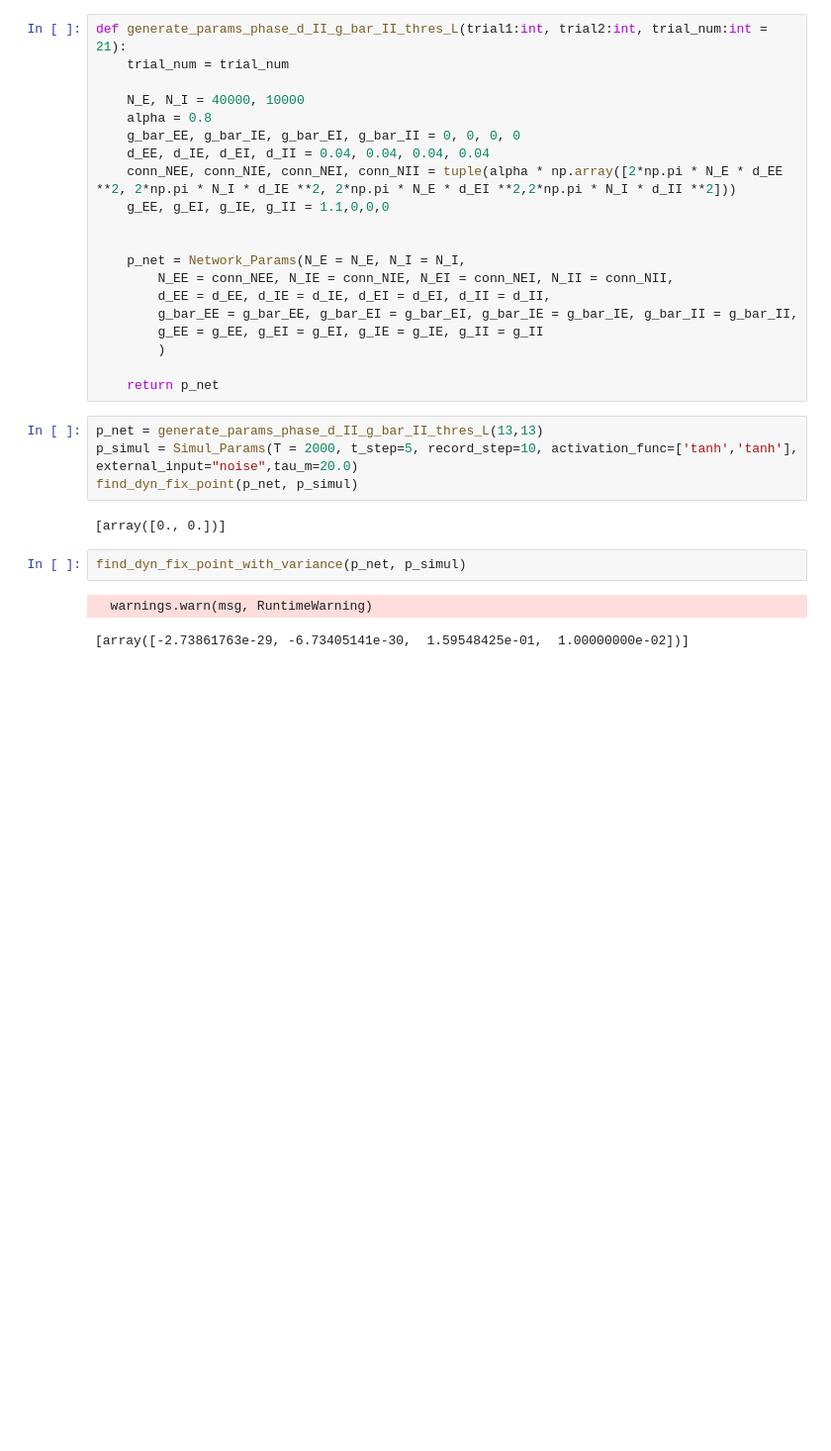
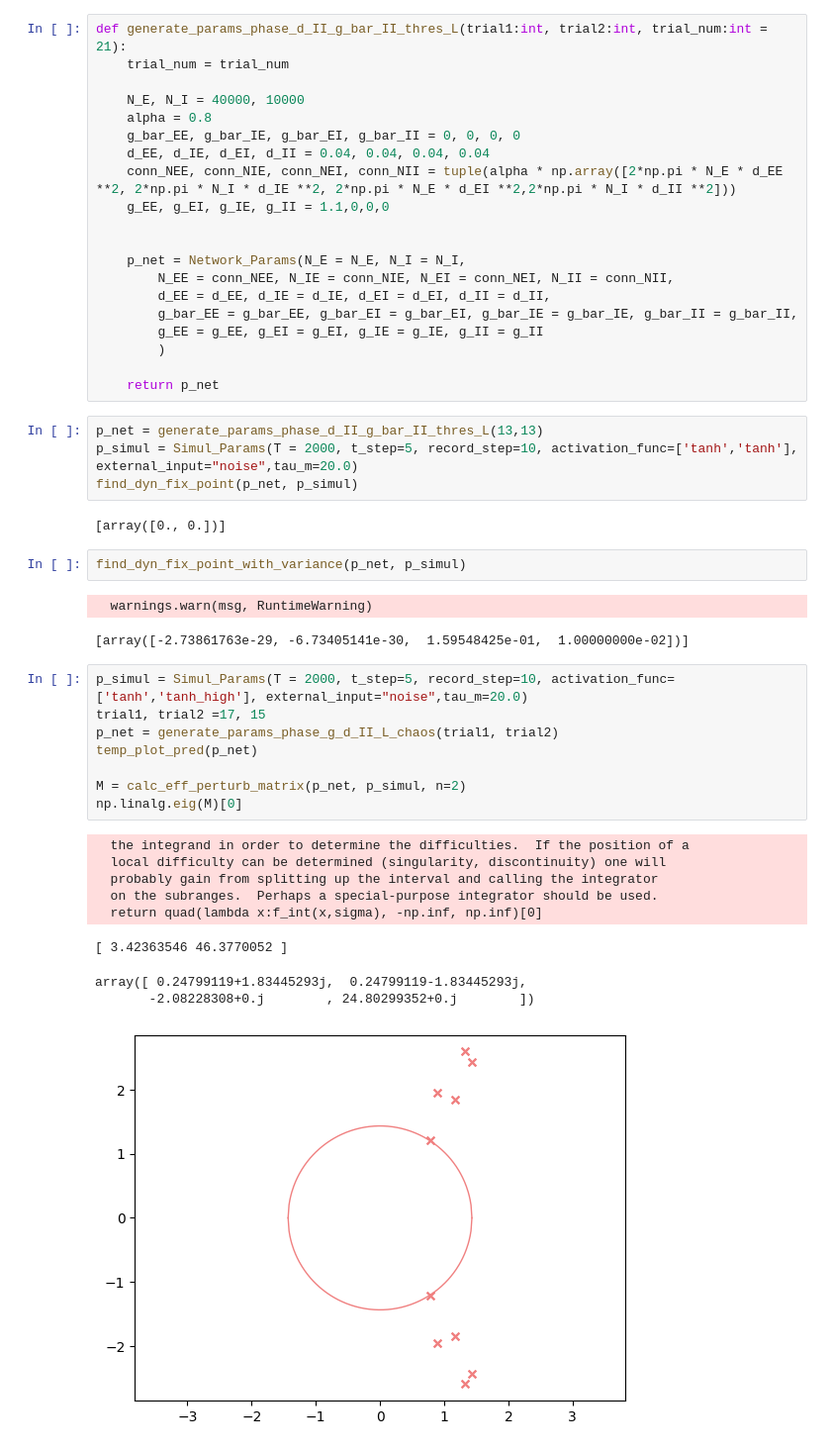
Before and after one commit to huang-yh20/spatial-linear-project, a Jupyter notebook: code/artfigs_NC/debug.ipynb, the cells around one changed output. Shown at 99% size. Drawn from its saved outputs; the diff is of its cells as text; blank space fills up the shorter version.

Commit message:
debug on chaos

```diff
--- a/code/artfigs_NC/debug.ipynb
+++ b/code/artfigs_NC/debug.ipynb
@@ -410,3 +410,21 @@ find_dyn_fix_point_with_variance(p_net, p_simul)
 # %% [output]
   warnings.warn(msg, RuntimeWarning)
 [array([-2.73861763e-29, -6.73405141e-30,  1.59548425e-01,  1.00000000e-02])]
+# %%
+p_simul = Simul_Params(T = 2000, t_step=5, record_step=10, activation_func=['tanh','tanh_high'], external_input="noise",tau_m=20.0)
+trial1, trial2 =17, 15
+p_net = generate_params_phase_g_d_II_L_chaos(trial1, trial2)
+temp_plot_pred(p_net)
+
+M = calc_eff_perturb_matrix(p_net, p_simul, n=2)
+np.linalg.eig(M)[0]
+# %% [output]
+  the integrand in order to determine the difficulties.  If the position of a
+  local difficulty can be determined (singularity, discontinuity) one will
+  probably gain from splitting up the interval and calling the integrator
+  on the subranges.  Perhaps a special-purpose integrator should be used.
+  return quad(lambda x:f_int(x,sigma), -np.inf, np.inf)[0]
+[ 3.42363546 46.3770052 ]
+array([ 0.24799119+1.83445293j,  0.24799119-1.83445293j,
+       -2.08228308+0.j        , 24.80299352+0.j        ])
+[figure, added]
```
Also changed, not shown: parts of 7 cells of this notebook, 2 other files.
